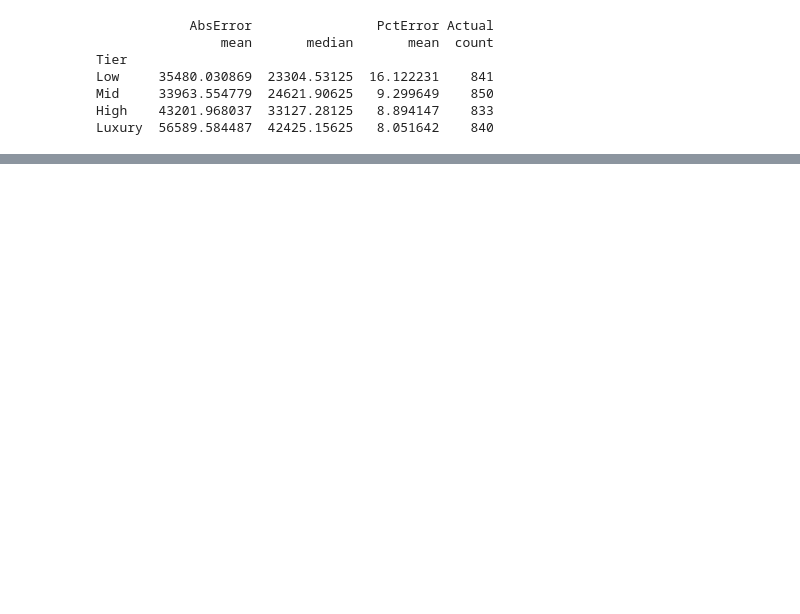
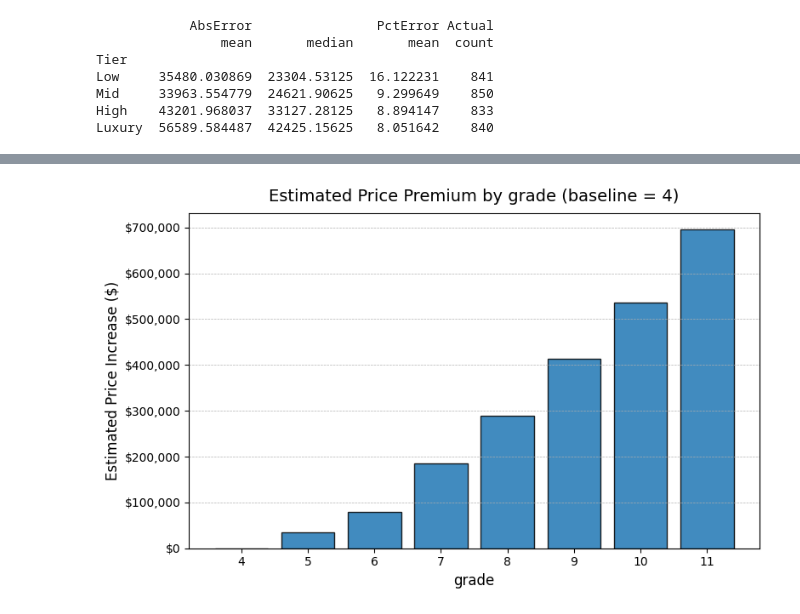
Before and after one commit to ManoloVM21/MachineLearningTeam4, a Jupyter notebook: notebooks/starter_housing.ipynb, the cells around one changed output, grey strips where cells are left out. Cells and saved outputs as stored; diff of their text form; code cells hidden in the pictures; blank space fills up the shorter version.

```diff
--- a/notebooks/starter_housing.ipynb
+++ b/notebooks/starter_housing.ipynb
@@ -488,0 +545,80 @@ Luxury  56589.584487  42425.15625   8.051642    840
+# %%
+# === Model-implied price increases (premiums) for property-type features ===
+# Assumes you already have: pipeline, X_test, y_test, y_pred, residuals (optional)
+# This builds a results df, computes mean predicted price by category/value,
+# converts to $ premium vs baseline, prints clean tables, and plots premiums.
+
+import numpy as np
+import pandas as pd
+import matplotlib.pyplot as plt
+import matplotlib.ticker as mtick
+
+# ---------- Build results dataframe ----------
+results = pd.DataFrame({
+    "Actual": y_test.values if hasattr(y_test, "values") else np.array(y_test),
+    "Predicted": y_pred
+})
+
+# ---------- Helper: compute premium table + plot ----------
+def premium_table_and_plot(feature, baseline="min"):
+    """
+    baseline:
+      - "min": baseline is the lowest mean predicted group
+      - "zero": baseline is group 0 (useful for binary 0/1 like waterfront)
+      - numeric value: baseline is that group label (e.g., baseline=7 for grade 7)
+    """
+    # attach feature values from X_test
+    results[feature] = X_test[feature].values
+
+    # mean predicted by feature level
+    means = results.groupby(feature)["Predicted"].mean().sort_index()
+
+    # choose baseline
+    if baseline == "min":
+        base_val = means.min()
+        base_label = means.idxmin()
+    elif baseline == "zero":
+        base_val = means.loc[0]
+        base_label = 0
+    else:
+        base_val = means.loc[baseline]
+        base_label = baseline
+
+    premium = (means - base_val).sort_index()
+
+    # print table
+    out = pd.DataFrame({
+        feature: premium.index,
+        "MeanPredicted": means.values,
+        "Premium_vs_Baseline": premium.values
+    })
+    print("\n" + "="*70)
+    print(f"{feature.upper()} — mean predicted price + premium (baseline = {base_label})")
+    print(out.to_string(index=False, formatters={
+        "MeanPredicted": lambda x: f"${x:,.0f}",
+        "Premium_vs_Baseline": lambda x: f"${x:,.0f}"
+    }))
+
+    # plot premium
+    plt.figure(figsize=(8, 5))
+    plt.bar(out[feature].astype(str), out["Premium_vs_Baseline"], alpha=0.85, edgecolor="black")
+    plt.title(f"Estimated Price Premium by {feature} (baseline = {base_label})", fontsize=14, pad=10)
+    plt.xlabel(feature, fontsize=12)
+    plt.ylabel("Estimated Price Increase ($)", fontsize=12)
+    plt.grid(True, linestyle="--", linewidth=0.5, axis="y")
+    plt.gca().yaxis.set_major_formatter(mtick.StrMethodFormatter('${x:,.0f}'))
+    plt.tight_layout()
+    plt.show()
+
+    return out, means, premium
+
+# ---------- Run for your property-type features ----------
+# Grade / View / Condition / Floors: baseline = lowest mean predicted group
+premium_table_and_plot("grade", baseline="min")
+premium_table_and_plot("view", baseline="min")
+premium_table_and_plot("condition", baseline="min")
+premium_table_and_plot("floors", baseline="min")
+
+# Waterfront is typically binary 0/1, so use baseline=0 (non-waterfront)
+premium_table_and_plot("waterfront", baseline="zero")
+# %% [output]
@@ -488,0 +636 @@ Luxury  56589.584487  42425.15625   8.051642    840
+[figure, added]
```
Also changed, not shown: parts of 9 cells of this notebook.
